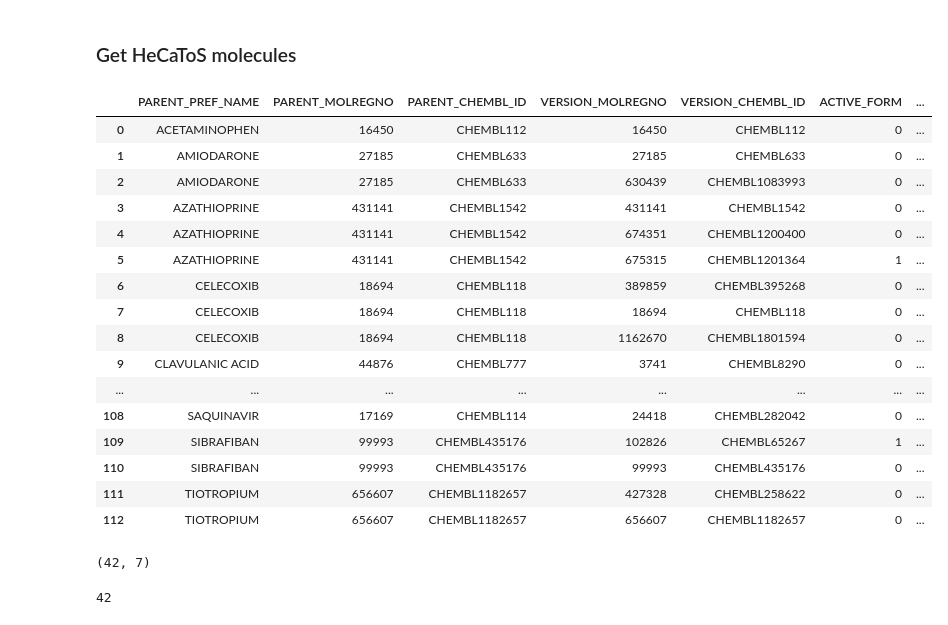
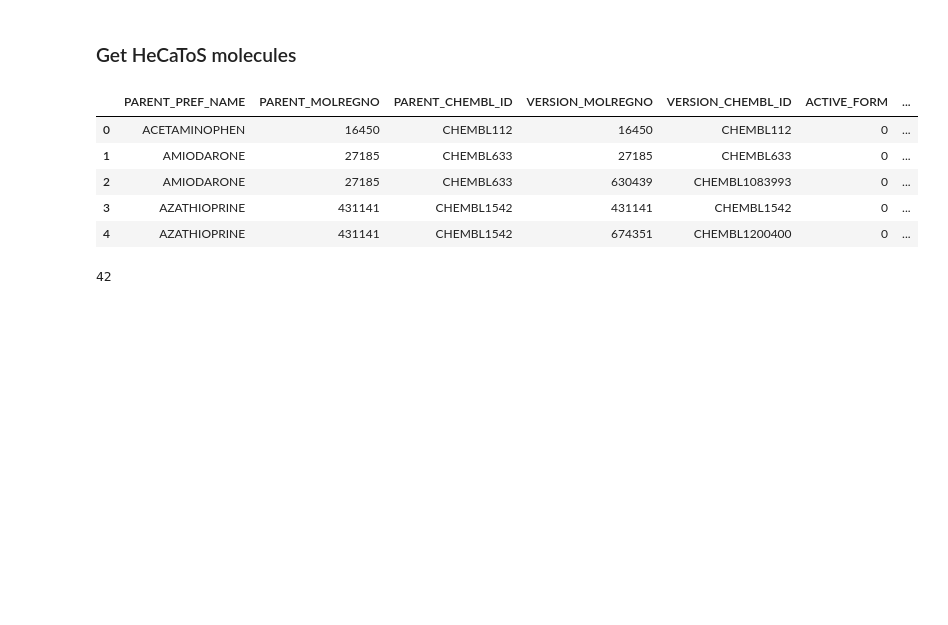
Before and after one commit to nbosc/chemical_space, a Jupyter notebook: chemical_space_visualisation.ipynb, the cells around one changed output. Saved outputs shown, nothing was run; the diff lists cells and outputs as text; code cells hidden in the pictures; blank space fills up the shorter version.

```diff
--- a/chemical_space_visualisation.ipynb
+++ b/chemical_space_visualisation.ipynb
@@ -42,29 +42,14 @@ with open('/Users/nbosc/notebooks/alchemy_nbosc_login.txt', 'r') as f:
 # %%
 df_cpd = pd.read_excel('/Users/nbosc/Documents/HeCaToS/170223_create_ChEMBL22_data_packages/170223_data_packages/data_tables/hecatos_all_versions_22.xlsx')
 # %%
-df_cpd
+df_cpd.head()
 # %% [output]
 |  | PARENT_PREF_NAME | PARENT_MOLREGNO | PARENT_CHEMBL_ID | VERSION_MOLREGNO | VERSION_CHEMBL_ID | ACTIVE_FORM | ... |
 | 0 | ACETAMINOPHEN | 16450 | CHEMBL112 | 16450 | CHEMBL112 | 0 | ... |
 | 1 | AMIODARONE | 27185 | CHEMBL633 | 27185 | CHEMBL633 | 0 | ... |
 | 2 | AMIODARONE | 27185 | CHEMBL633 | 630439 | CHEMBL1083993 | 0 | ... |
 | 3 | AZATHIOPRINE | 431141 | CHEMBL1542 | 431141 | CHEMBL1542 | 0 | ... |
 | 4 | AZATHIOPRINE | 431141 | CHEMBL1542 | 674351 | CHEMBL1200400 | 0 | ... |
-| 5 | AZATHIOPRINE | 431141 | CHEMBL1542 | 675315 | CHEMBL1201364 | 1 | ... |
-| 6 | CELECOXIB | 18694 | CHEMBL118 | 389859 | CHEMBL395268 | 0 | ... |
-| 7 | CELECOXIB | 18694 | CHEMBL118 | 18694 | CHEMBL118 | 0 | ... |
-| 8 | CELECOXIB | 18694 | CHEMBL118 | 1162670 | CHEMBL1801594 | 0 | ... |
-| 9 | CLAVULANIC ACID | 44876 | CHEMBL777 | 3741 | CHEMBL8290 | 0 | ... |
-| ... | ... | ... | ... | ... | ... | ... | ... |
-| 108 | SAQUINAVIR | 17169 | CHEMBL114 | 24418 | CHEMBL282042 | 0 | ... |
-| 109 | SIBRAFIBAN | 99993 | CHEMBL435176 | 102826 | CHEMBL65267 | 1 | ... |
-| 110 | SIBRAFIBAN | 99993 | CHEMBL435176 | 99993 | CHEMBL435176 | 0 | ... |
-| 111 | TIOTROPIUM | 656607 | CHEMBL1182657 | 427328 | CHEMBL258622 | 0 | ... |
-| 112 | TIOTROPIUM | 656607 | CHEMBL1182657 | 656607 | CHEMBL1182657 | 0 | ... |
-# %%
-df_cpd.drop_duplicates(subset=['PARENT_PREF_NAME'])
-# %% [output]
-(42, 7)
 # %%
 df_cpd.PARENT_MOLREGNO.nunique()
 # %% [output]
```
Also changed, not shown: parts of 6 cells of this notebook.
